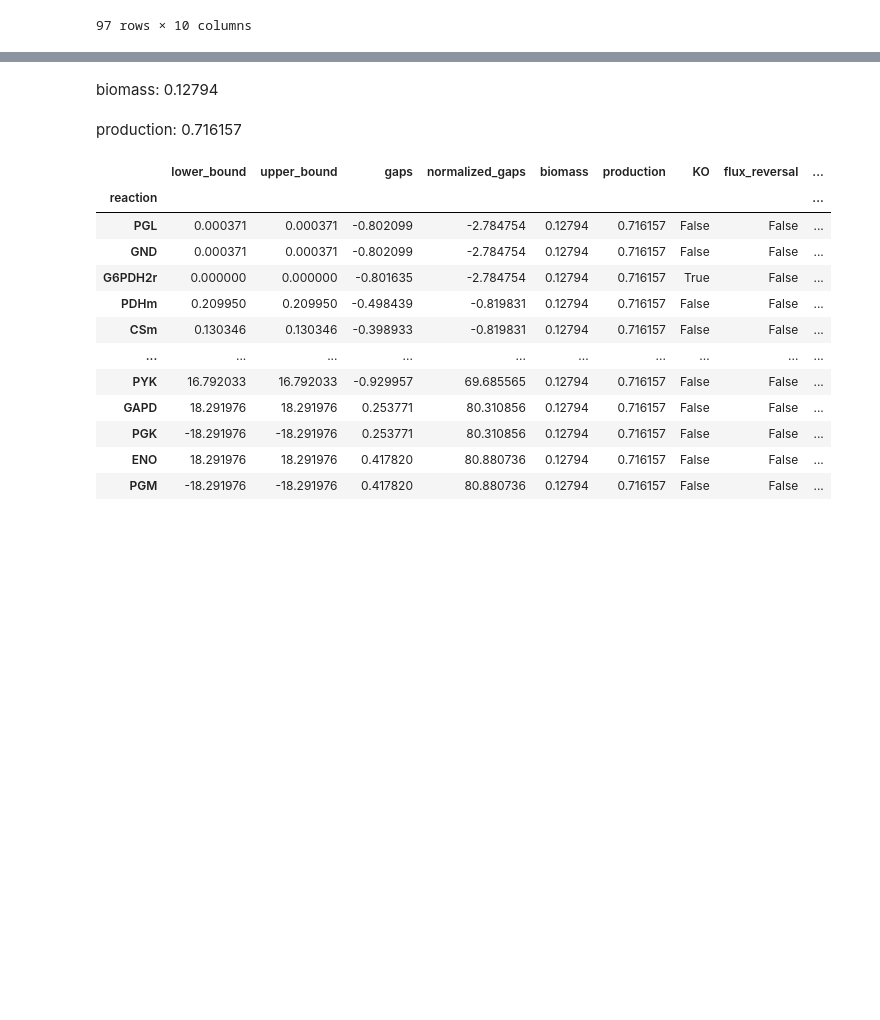
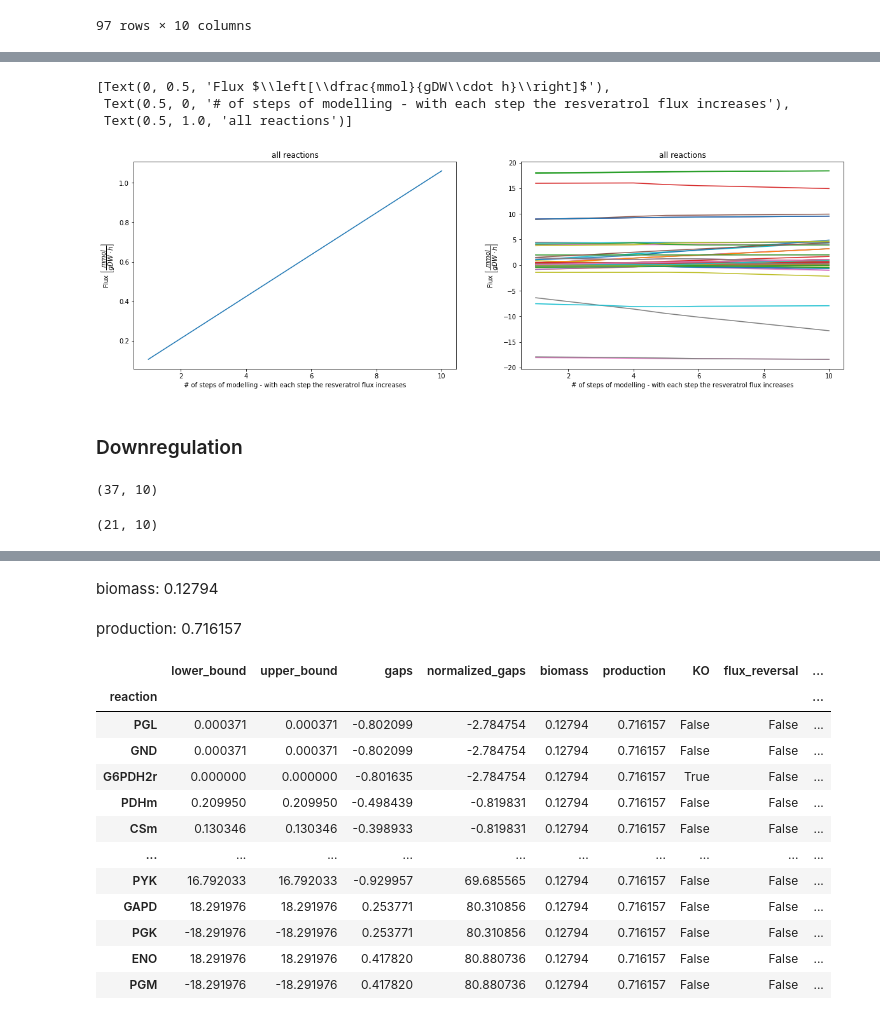
Before and after one commit to 27410/27410-group-assigment-group-4-resveratrol-in-s-cerevisiae, a Jupyter notebook: analysis/05.over_expression.ipynb, the cells around one changed output, grey strips where cells are left out. Cells and saved outputs as stored; diff of their text form; code cells hidden in the pictures; blank space fills up the shorter version.

```diff
--- a/analysis/05.over_expression.ipynb
+++ b/analysis/05.over_expression.ipynb
@@ -83,0 +47,25 @@ sort
+# %%
+fig,(ax1, ax2)=plt.subplots(1,2, figsize=(20,6))
+ax2.plot(df.T)
+ax2.set(title='all reactions', xlabel='# of steps of modelling - with each step the resveratrol flux increases', ylabel=r'Flux $\left[\dfrac{mmol}{gDW\cdot h}\right]$')
+ax1.plot(df.loc['VVVST1'])
+ax1.set(title='all reactions', xlabel='# of steps of modelling - with each step the resveratrol flux increases', ylabel=r'Flux $\left[\dfrac{mmol}{gDW\cdot h}\right]$')
+# %% [output]
+[Text(0, 0.5, 'Flux $\\left[\\dfrac{mmol}{gDW\\cdot h}\\right]$'),
+ Text(0.5, 0, '# of steps of modelling - with each step the resveratrol flux increases'),
+ Text(0.5, 1.0, 'all reactions')]
+[figure, added]
+# %% [markdown]
+### Downregulation
+# %%
+# Filter for reactions that decrease while the resveratrol flux increases
+df1=df[df[1]>df[10]]
+df1.shape
+# %% [output]
+(37, 10)
+# %%
+# Filter for reactions that have a relative change higher than 80% -- filter for a significant change
+df2=df1[abs(df1[1]-df1[10])/abs(df1[1])>0.8]
+df2.shape
+# %% [output]
+(21, 10)
```
Also changed, not shown: parts of 20 cells of this notebook, 2 other files.
